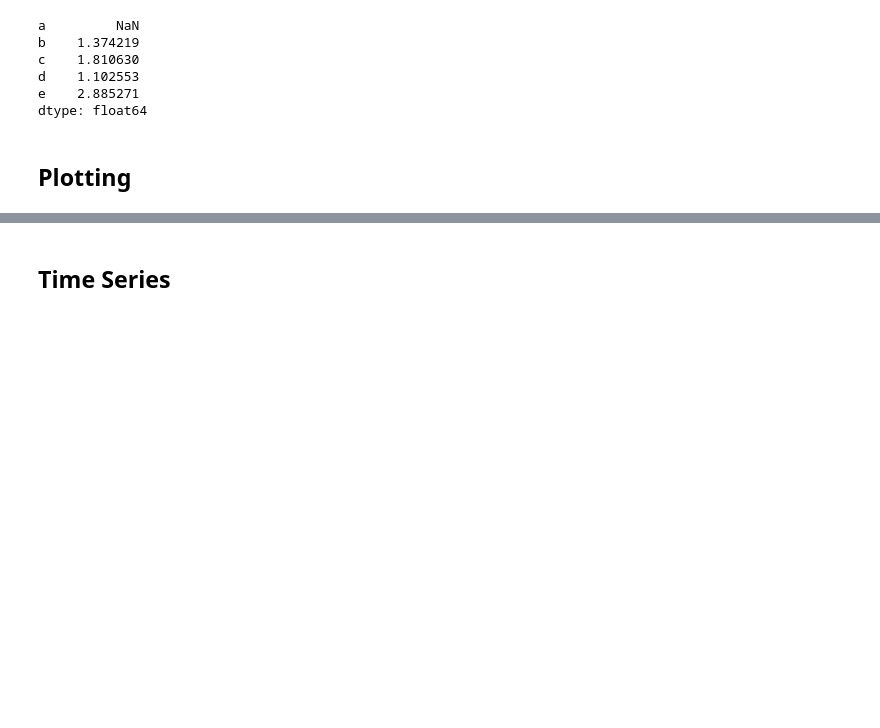
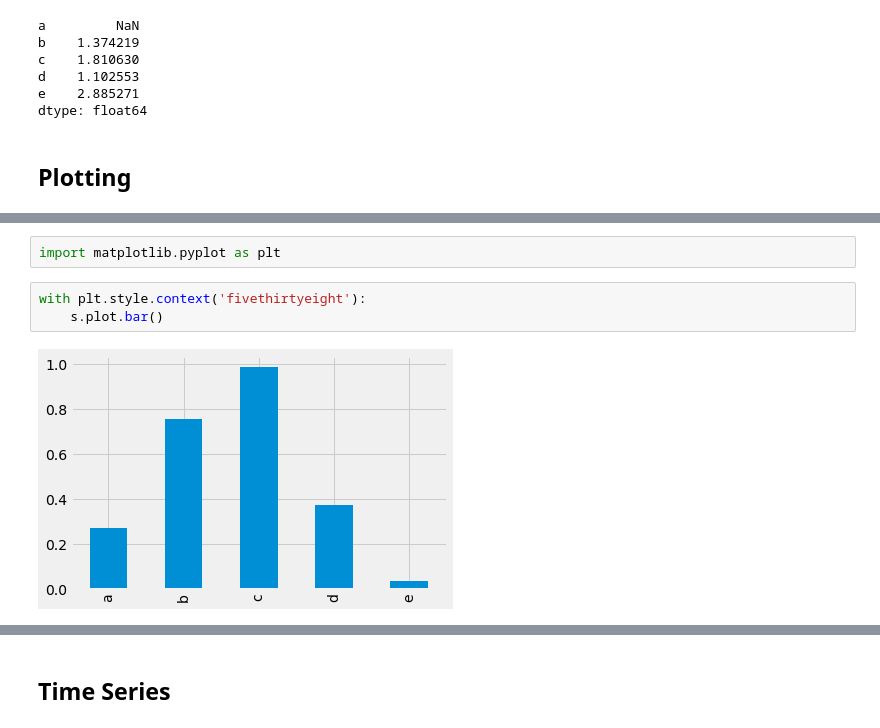
Before and after one commit to dhesse/IN-STK5000-Autumn-2022, a Jupyter notebook: nbhome/02 Pandas Basics.ipynb, the cells around one changed output, grey strips where cells are left out. Saved outputs shown, nothing was run; the diff lists cells and outputs as text; blank space fills up the shorter version.

Commit message:
plot styling

```diff
--- a/nbhome/02 Pandas Basics.ipynb
+++ b/nbhome/02 Pandas Basics.ipynb
@@ -197,0 +198,7 @@ s.plot.bar()
+# %%
+import matplotlib.pyplot as plt
+# %%
+with plt.style.context('fivethirtyeight'):
+    s.plot.bar()
+# %% [output]
+[figure, added]
```
Also changed, not shown: parts of 3 cells of this notebook.
